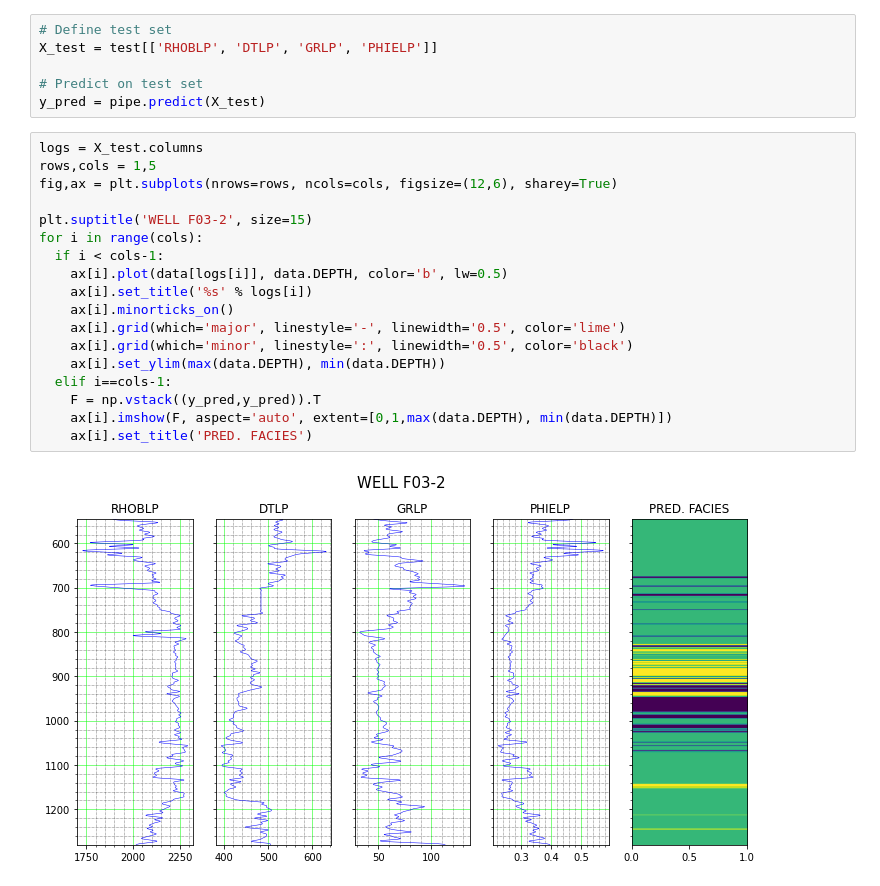
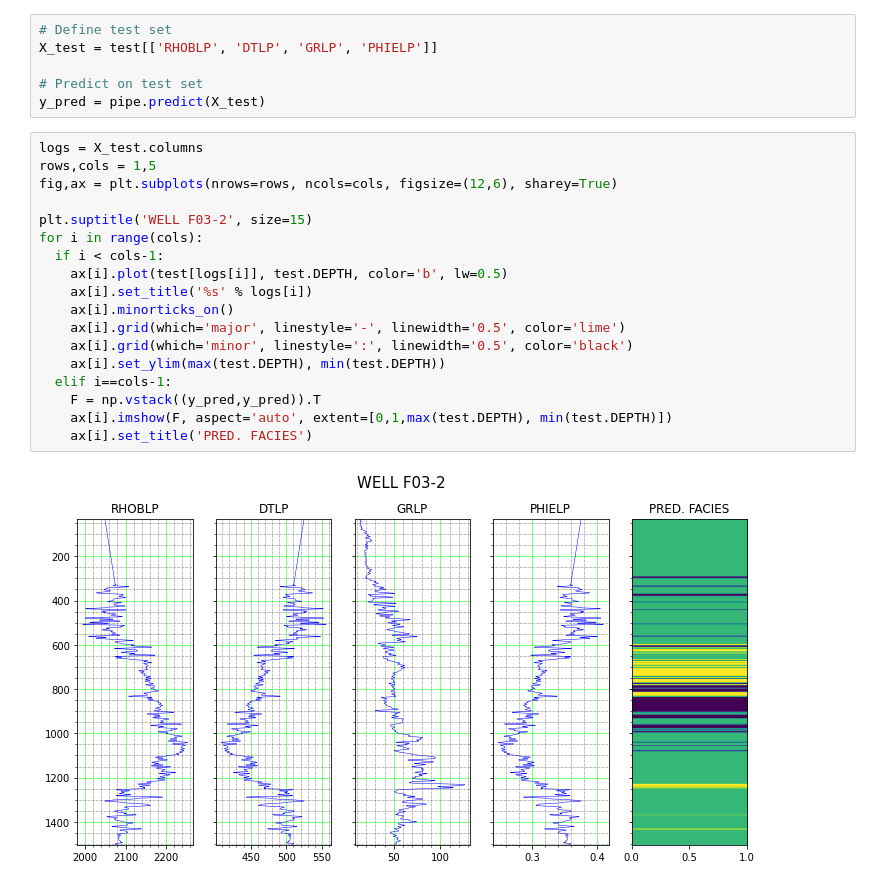
Before and after one commit to yohanesnuwara/petroleum-data-analytics-series, a Jupyter notebook: 02_WellFaciesClassification/dutch_wells_facies_classification.ipynb, the cells around one changed output. Saved outputs shown, nothing was run; the diff lists cells and outputs as text.

```diff
--- a/02_WellFaciesClassification/dutch_wells_facies_classification.ipynb
+++ b/02_WellFaciesClassification/dutch_wells_facies_classification.ipynb
@@ -336,20 +337,20 @@ y_pred = pipe.predict(X_test)
 # %%
 logs = X_test.columns
 rows,cols = 1,5
 fig,ax = plt.subplots(nrows=rows, ncols=cols, figsize=(12,6), sharey=True)
 
 plt.suptitle('WELL F03-2', size=15)
 for i in range(cols):
   if i < cols-1:
-    ax[i].plot(data[logs[i]], data.DEPTH, color='b', lw=0.5)
+    ax[i].plot(test[logs[i]], test.DEPTH, color='b', lw=0.5)
     ax[i].set_title('%s' % logs[i])
     ax[i].minorticks_on()
     ax[i].grid(which='major', linestyle='-', linewidth='0.5', color='lime')
     ax[i].grid(which='minor', linestyle=':', linewidth='0.5', color='black')
-    ax[i].set_ylim(max(data.DEPTH), min(data.DEPTH))
+    ax[i].set_ylim(max(test.DEPTH), min(test.DEPTH))
   elif i==cols-1:
     F = np.vstack((y_pred,y_pred)).T
-    ax[i].imshow(F, aspect='auto', extent=[0,1,max(data.DEPTH), min(data.DEPTH)])
+    ax[i].imshow(F, aspect='auto', extent=[0,1,max(test.DEPTH), min(test.DEPTH)])
     ax[i].set_title('PRED. FACIES')
 # %% [output]
-[figure, old version]
+[figure, new version]
```
Also changed, not shown: parts of 7 cells of this notebook.
